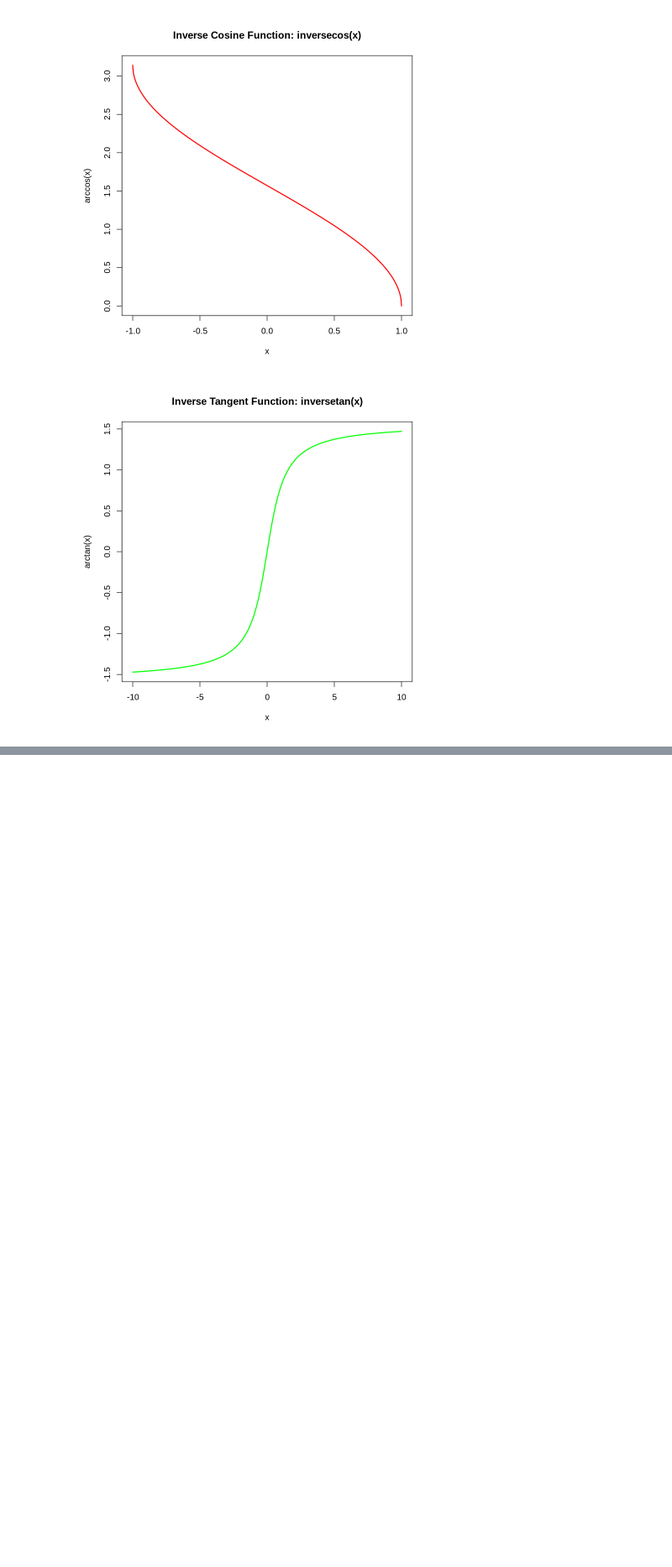
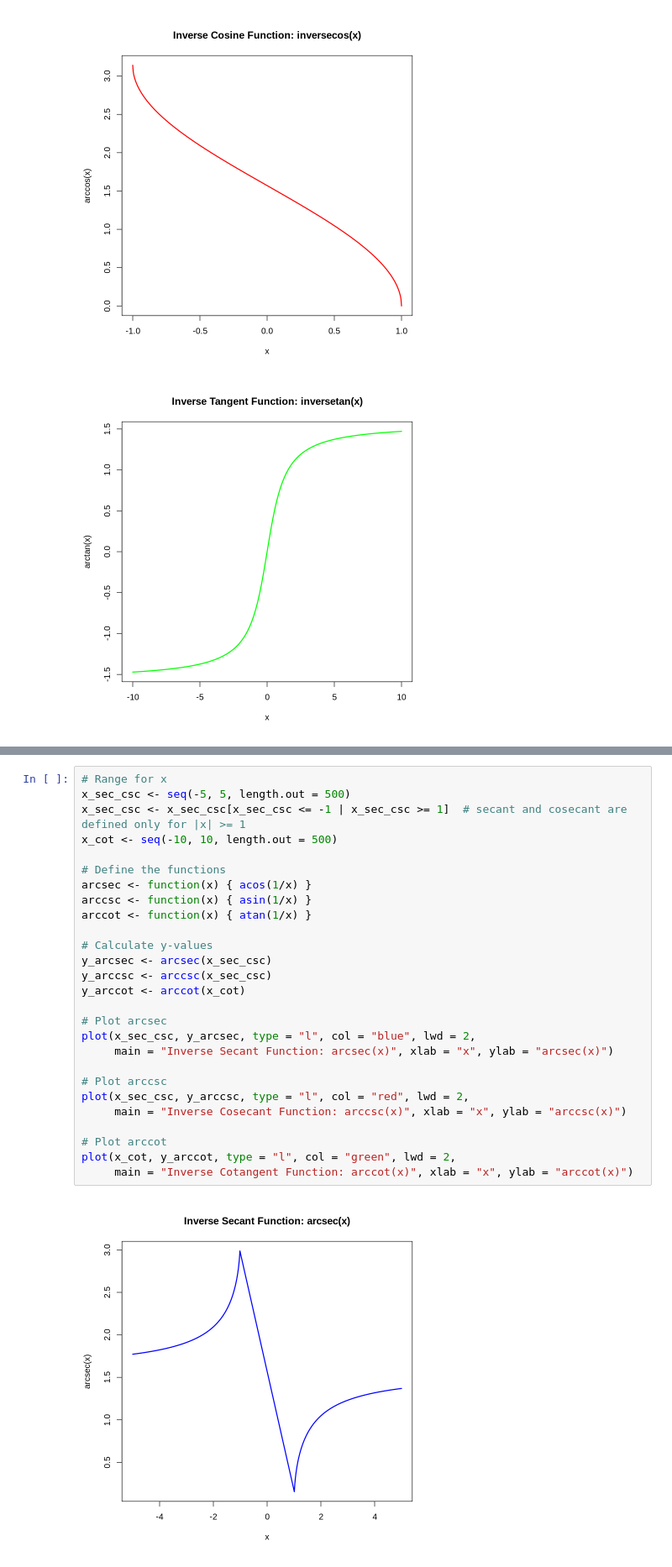
Before and after one commit to Takato-1887/Learning_R, a Jupyter notebook: R_plotting_real_functions.ipynb, the cells around one changed output, grey strips where cells are left out. Shown: that part at 84% size. Cells and saved outputs as stored; diff of their text form; blank space fills up the shorter version.

Commit message:
trying out more inverse trigonometric functions

```diff
--- a/R_plotting_real_functions.ipynb
+++ b/R_plotting_real_functions.ipynb
@@ -91,0 +94,29 @@ plot(x_atan, y_atan, type = "l", col = "green", lwd = 2,
+# %%
+# Range for x
+x_sec_csc <- seq(-5, 5, length.out = 500)
+x_sec_csc <- x_sec_csc[x_sec_csc <= -1 | x_sec_csc >= 1]  # secant and cosecant are defined only for |x| >= 1
+x_cot <- seq(-10, 10, length.out = 500)
+
+# Define the functions
+arcsec <- function(x) { acos(1/x) }
+arccsc <- function(x) { asin(1/x) }
+arccot <- function(x) { atan(1/x) }
+
+# Calculate y-values
+y_arcsec <- arcsec(x_sec_csc)
+y_arccsc <- arccsc(x_sec_csc)
+y_arccot <- arccot(x_cot)
+
+# Plot arcsec
+plot(x_sec_csc, y_arcsec, type = "l", col = "blue", lwd = 2,
+     main = "Inverse Secant Function: arcsec(x)", xlab = "x", ylab = "arcsec(x)")
+
+# Plot arccsc
+plot(x_sec_csc, y_arccsc, type = "l", col = "red", lwd = 2,
+     main = "Inverse Cosecant Function: arccsc(x)", xlab = "x", ylab = "arccsc(x)")
+
+# Plot arccot
+plot(x_cot, y_arccot, type = "l", col = "green", lwd = 2,
+     main = "Inverse Cotangent Function: arccot(x)", xlab = "x", ylab = "arccot(x)")
+# %% [output]
+[figure, added]
```
Also changed, not shown: parts of 2 cells of this notebook.
